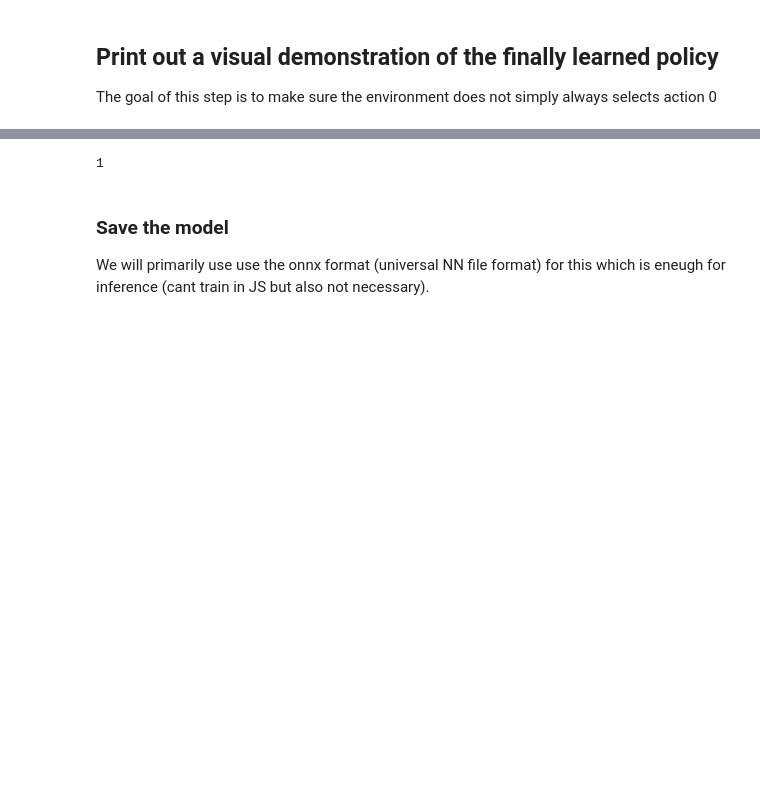
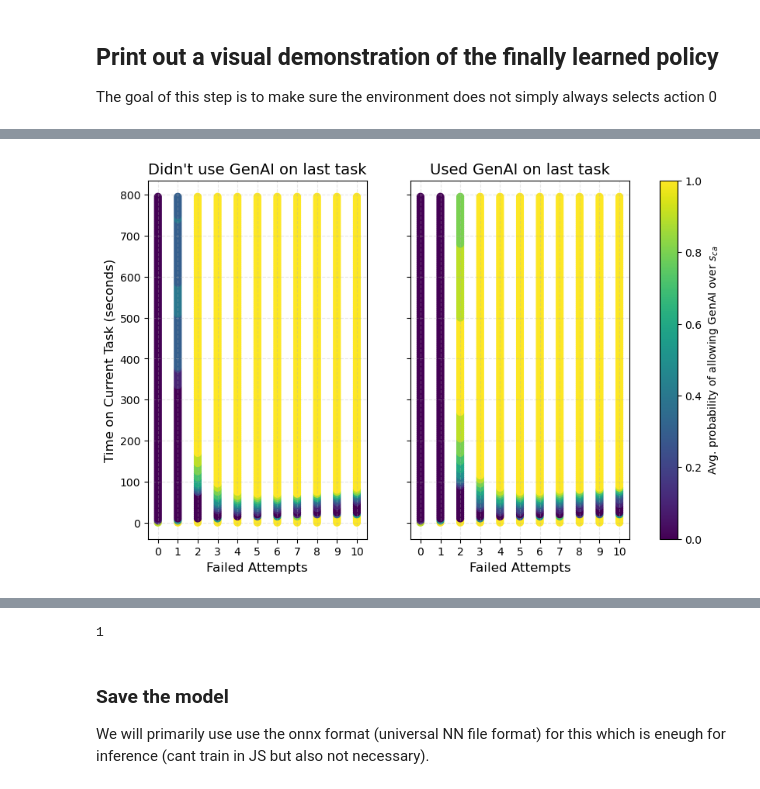
Before and after one commit to Janne-ro/learning-when-to-help, a Jupyter notebook: rl_agent/rl_agent_training.ipynb, the cells around one changed output, grey strips where cells are left out. Cells and saved outputs as stored; diff of their text form; code cells hidden in the pictures; blank space fills up the shorter version.

```diff
--- a/rl_agent/rl_agent_training.ipynb
+++ b/rl_agent/rl_agent_training.ipynb
@@ -192,3 +349,41 @@ make_plot(data_false, "Action Heatmap – Used GenAI = FALSE")
+# %%
+#side-by-Side Visualization
+fig, (ax1, ax2) = plt.subplots(1, 2, figsize=(16, 5), sharey=True)
+
+def render_heatmap(ax, data, title):
+    # 'viridis' is color-blind friendly and perceptually uniform
+    sc = ax.scatter(
+        data[:, 0],     # failed_attempts
+        data[:, 1],     # time_on_task
+        c=data[:, 2],   # mean_action
+        cmap='viridis',
+        vmin=0.0,
+        vmax=1.0,
+        s=40,
+    )
+
+    ax.set_xlabel("Failed Attempts", fontsize=12)
+    ax.set_title(title, fontsize=14)
+    ax.set_xticks(np.arange(0, 11, 1))
+    ax.grid(True, linestyle='--', alpha=0.3)
+    return sc
+
+# Render Left Plot
+render_heatmap(ax1, data_false, "Didn't use GenAI on last task")
+ax1.set_ylabel("Time on Current Task (seconds)", fontsize=12)
+
+# Render Right Plot
+sc2 = render_heatmap(ax2, data_true, "Used GenAI on last task")
+
+# Add a single colorbar for both plots
+cbar = fig.colorbar(sc2, ax=[ax1, ax2], label=r"Avg. probability of allowing GenAI over $s_{ca}$")
+cbar.ax.tick_params(labelsize=10)
+
+
+plt.savefig("ppo_strategy_comparison.png", dpi=300, bbox_inches='tight')
+plt.show()
+# %% [output]
+[figure, added]
 # %%
 #Helper function to update a dictionary that keeps track of sums and counts for each position in lists
 def update_position_sums(counter_dict, new_list):
```
Also changed, not shown: parts of 13 cells of this notebook, 13 other files.
